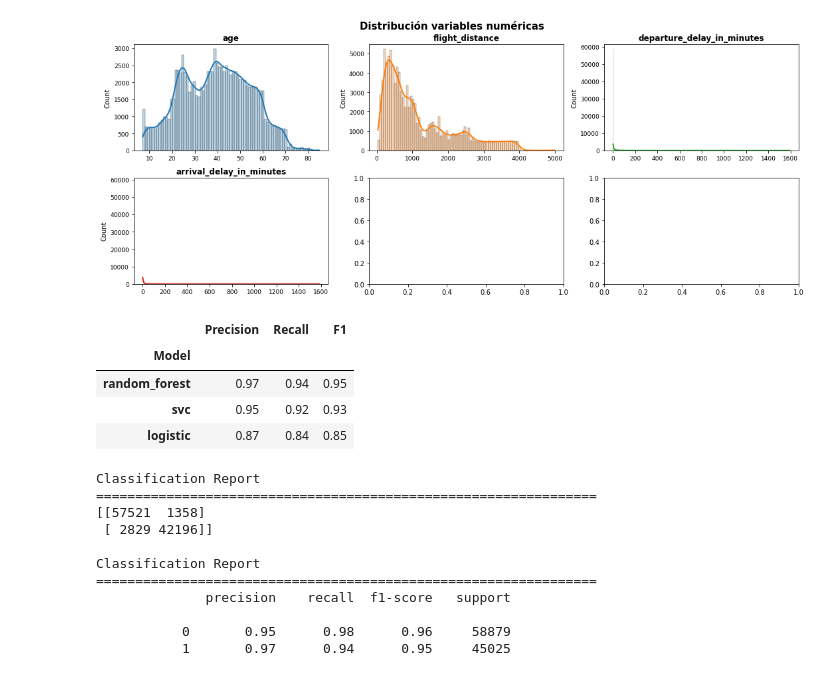
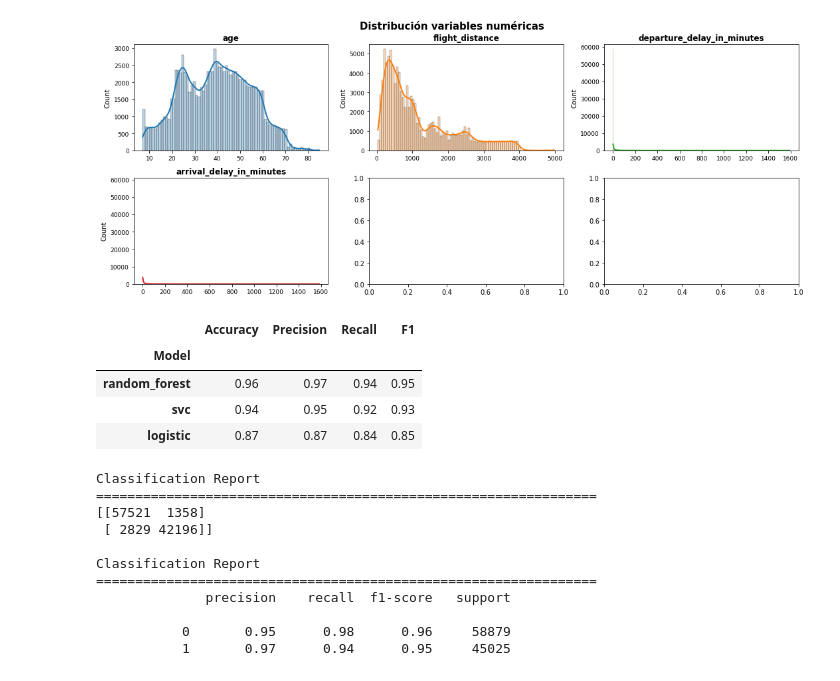
Before and after one commit to PabloJRW/satisfaction-classifier, a Jupyter notebook: satisfaction_classifier.ipynb, the cells around one changed output. Saved outputs shown, nothing was run; the diff lists cells and outputs as text; code cells hidden in the pictures.

```diff
--- a/satisfaction_classifier.ipynb
+++ b/satisfaction_classifier.ipynb
@@ -29,4 +37,4 @@ data.head()
 # %%
-data.drop(["Unnamed: 0","id"] , axis=1, inplace=True)
-data.columns = data.columns.str.lower().str.replace(" ","_").str.replace("-","_")
+train_df.drop(["Unnamed: 0","id"] , axis=1, inplace=True)
+train_df.columns = train_df.columns.str.lower().str.replace(" ","_").str.replace("-","_")
 # %%
@@ -62,7 +70,7 @@ Data columns (total 23 columns):
 dtypes: float64(1), int64(17), object(5)
 memory usage: 18.2+ MB
 # %%
-qual_vars = data.select_dtypes(include="object")
+qual_vars = train_df.select_dtypes(include="object")
 for col in qual_vars:
-    data[col] = data[col].str.lower().str.replace(" ","_")
+    train_df[col] = train_df[col].str.lower().str.replace(" ","_")
 # %%
@@ -124,47 +132,55 @@ distribution_plot(data)
 # %%
 cat_vars = ['gender','customer_type','type_of_travel','class'] # Categorical features
 float_vars = ['age','flight_distance','departure_delay_in_minutes','arrival_delay_in_minutes'] # Floating features
-int_vars = list(data.select_dtypes(exclude="object").columns)
+int_vars = list(train_df.select_dtypes(exclude="object").columns)
 int_vars = [var for var in int_vars if var not in float_vars] # Integer Features
 
 le = LabelEncoder()
-satisfaction = le.fit_transform(data.satisfaction)
+y_train = le.fit_transform(train_df.satisfaction)
 
-pipeline = ColumnTransformer([
-    ("cat", OneHotEncoder(), cat_vars),
-    ("int", OrdinalEncoder(), int_vars)
-])
+cat_transformer = Pipeline([
+    ("cat_transformer", OneHotEncoder())])
 
-X_prepared = pipeline.fit_transform(data)
+num_transformer = Pipeline([
+    ("int_transformer", OrdinalEncoder())])
+
+full_pipeline = ColumnTransformer(transformers=[
+    ('cat_trans', cat_transformer, cat_vars),
+    ('num_trans', num_transformer, int_vars)
+],remainder='drop')
+
+X_prepared = full_pipeline.fit_transform(train_df)
 # %%
 # Searching for the best model
 # ===================================================================================
 
 models = {'svc': SVC(),
           'logistic': LogisticRegression(),
           'random_forest': RandomForestClassifier()
          }
 
 n_models = len(models)
 scores=[]
 for name, model in models.items():
-    y_train_pred = cross_val_predict(model, X_prepared, satisfaction, cv=3)
-    precision = np.mean(precision_score(satisfaction, y_train_pred)).round(2)
-    recall = np.mean(recall_score(satisfaction, y_train_pred)).round(2)
-    accuracy = np.mean(accuracy_score(satisfaction, y_train_pred)).round(2)
-    f1 = np.mean(f1_score(satisfaction, y_train_pred)).round(2)
+    y_train_pred = cross_val_predict(model, X_prepared, y_train, cv=3, n_jobs=-1)
+    # Metrics score
+    accuracy = np.mean(accuracy_score(y_train, y_train_pred)).round(2)
+    precision = np.mean(precision_score(y_train, y_train_pred)).round(2)
+    recall = np.mean(recall_score(y_train, y_train_pred)).round(2)
+    f1 = np.mean(f1_score(y_train, y_train_pred)).round(2)
 
-    model_scores = np.array([name, precision, recall, accuracy, f1])
+    model_scores = np.array([name, accuracy, precision, recall, f1])
     scores.append(np.array(model_scores))
 
-scores_df = pd.DataFrame(scores, columns=['Model','Precision','Recall','Accuracy','F1']); scores_df.set_index('Model', inplace=True)
+scores_df = pd.DataFrame(scores, columns=['Model','Accuracy','Precision','Recall','F1'])
+scores_df.set_index('Model', inplace=True)
 scores_df.sort_values(by='F1', ascending=False)
 # %% [output]
-|  | Precision | Recall | F1 |
-| Model |  |  |  |
-| random_forest | 0.97 | 0.94 | 0.95 |
-| svc | 0.95 | 0.92 | 0.93 |
-| logistic | 0.87 | 0.84 | 0.85 |
+|  | Accuracy | Precision | Recall | F1 |
+| Model |  |  |  |  |
+| random_forest | 0.96 | 0.97 | 0.94 | 0.95 |
+| svc | 0.94 | 0.95 | 0.92 | 0.93 |
+| logistic | 0.87 | 0.87 | 0.84 | 0.85 |
 # %%
 # Classification Report & Confusion Matrix
 # ==============================================================================
```
Also changed, not shown: parts of 18 cells of this notebook, 1 other file.
